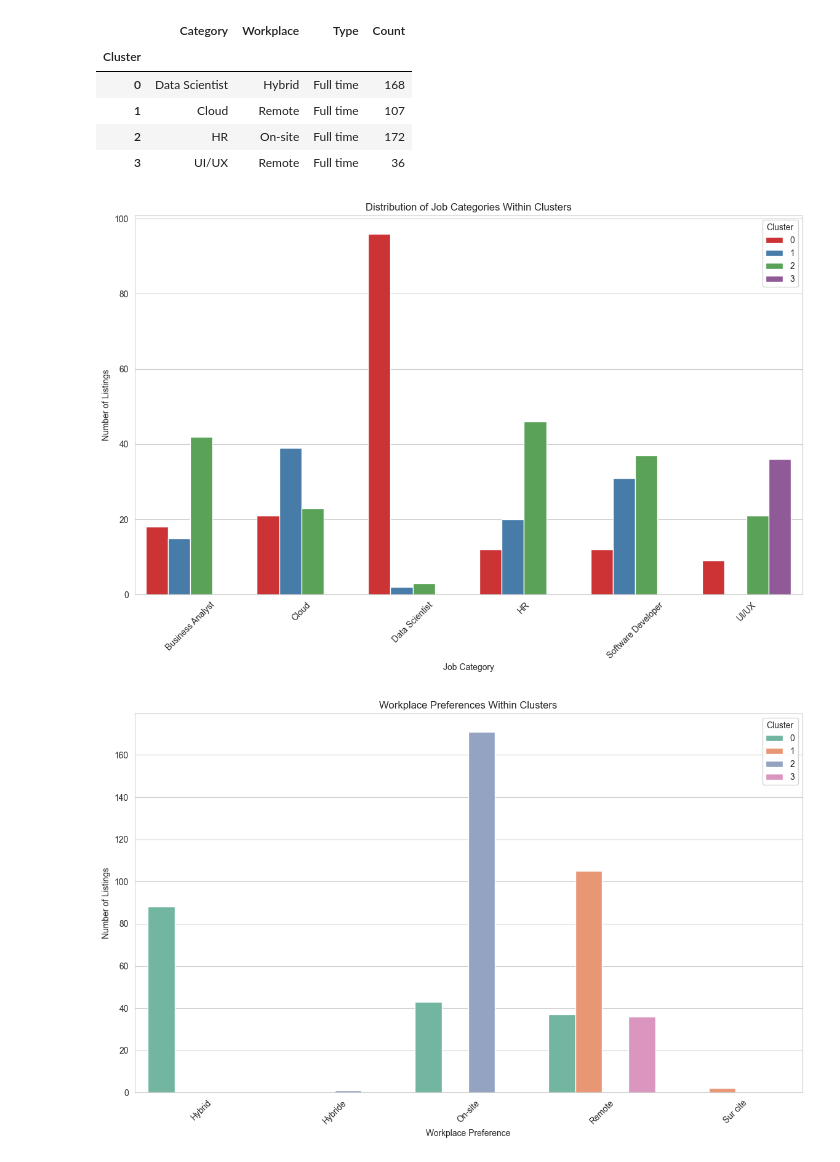
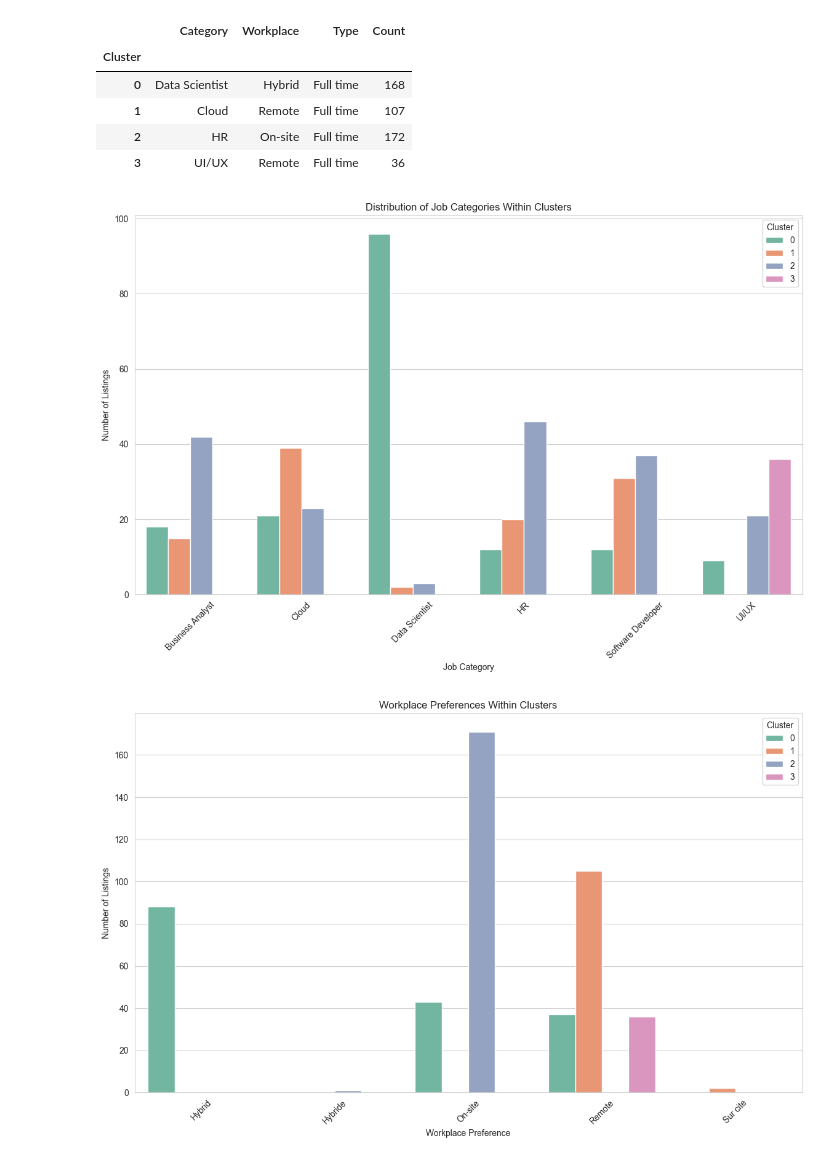
Before and after one commit to phuongnguyenpn/Data, a Jupyter notebook: JobPosting/main.ipynb, the cells around one changed output. Drawn from its saved outputs; the diff is of its cells as text; code cells hidden in the pictures.

```diff
--- a/JobPosting/main.ipynb
+++ b/JobPosting/main.ipynb
@@ -178,33 +178,33 @@ cluster_summary
 | 3 | UI/UX | Remote | Full time | 36 |
 # %%
 plt.figure(figsize=(14, 8))
-sns.countplot(data=data, x='Category', hue='Cluster', palette='Set1')
+sns.countplot(data=data, x='Category', hue='Cluster', palette='Set2')
 plt.title('Distribution of Job Categories Within Clusters')
 plt.xlabel('Job Category')
 plt.ylabel('Number of Listings')
 plt.legend(title='Cluster')
 plt.xticks(rotation=45)
 plt.show()
 
 plt.figure(figsize=(14, 8))
 sns.countplot(data=data, x='Workplace', hue='Cluster', palette='Set2')
 plt.title('Workplace Preferences Within Clusters')
 plt.xlabel('Workplace Preference')
 plt.ylabel('Number of Listings')
 plt.legend(title='Cluster')
 plt.xticks(rotation=45)
 plt.show()
 
 plt.figure(figsize=(14, 8))
 sns.countplot(data=data, x='Type', hue='Cluster', palette='Set3')
 plt.title('Employment Types Within Clusters')
 plt.xlabel('Employment Type')
 plt.ylabel('Number of Listings')
 plt.legend(title='Cluster')
 plt.xticks(rotation=45)
 plt.show()
 # %% [output]
-[figure, old version]
+[figure, new version]
 [figure]
 [figure]
 # %%
```
Also changed, not shown: parts of 2 cells of this notebook, 1 other file.
